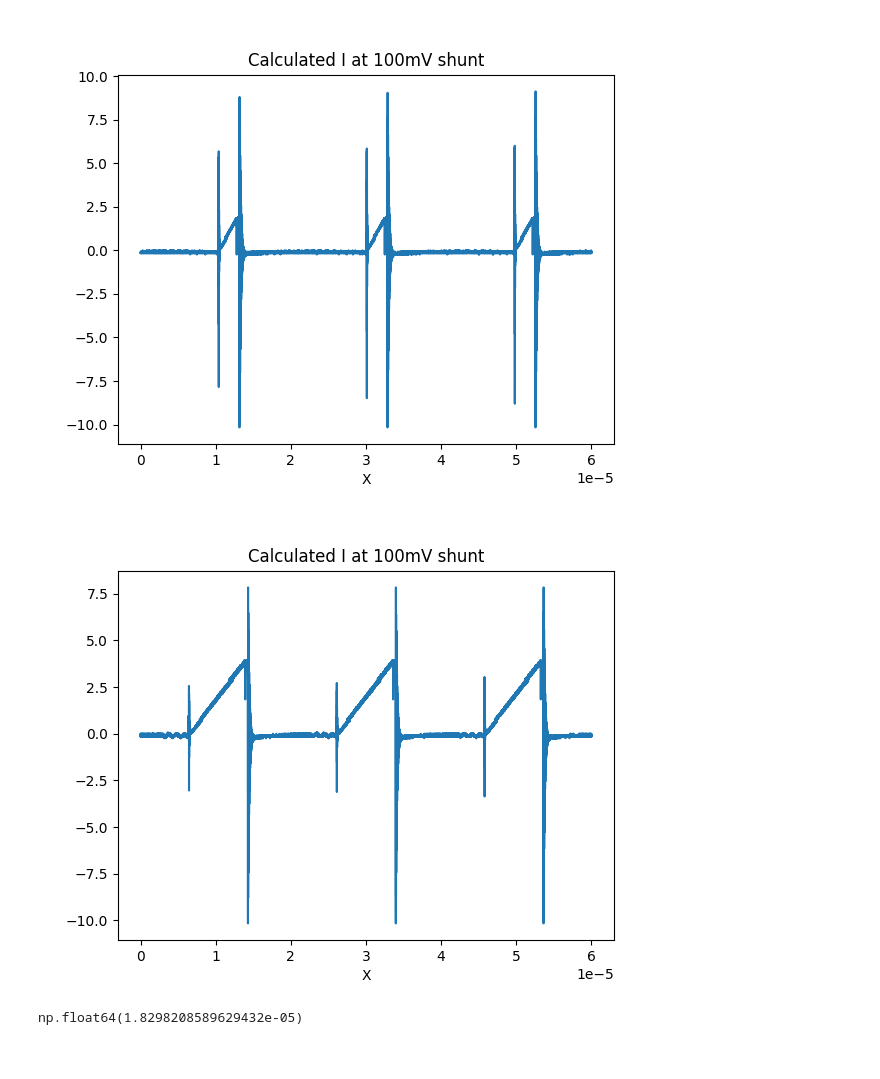
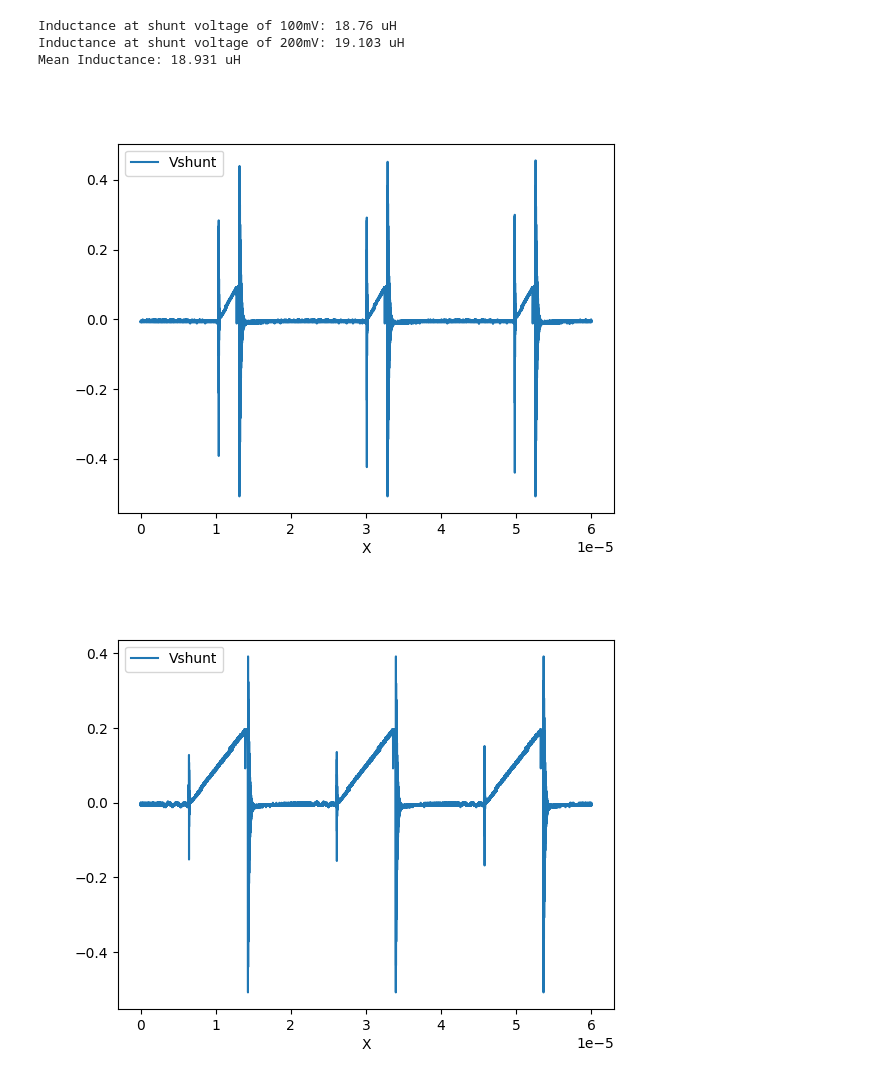
Before and after one commit to amit-kumarh/power-electronics, a Jupyter notebook: assignments/04-lab/report.ipynb, the cells around one changed output. Saved outputs shown, nothing was run; the diff lists cells and outputs as text; code cells hidden in the pictures.

Commit message:
move inductance calcs out to library

```diff
--- a/assignments/04-lab/report.ipynb
+++ b/assignments/04-lab/report.ipynb
@@ -26,38 +43,20 @@ The autoreload extension is already loaded. To reload it, use:
-# %%
-R = 5 # Load Resistance
-V = 3.55  # Measured output voltages
-Vg = 18 # Input Voltage
-Fs = 50500 # Measured frequency
-Ts = 1/ Fs
-R_SHUNT = 0.05 # from schematic
-
-data, _ = import_and_clean("100mV", ["Vshunt", "Vdrain"], False)
-data['I_calc'] = data['Vshunt'] / R_SHUNT
-V_L = Vg - V
-data.plot(x="X", y="I_calc", legend=False, title=f"Calculated I at 100mV shunt")
-rng = np.where((data["X"] > 3.04e-5) & (data["X"] < 3.18e-5))[0]
-dI =np.polyfit(data["X"][rng[0]:rng[-1]], data["I_calc"][rng[0]:rng[-1]], 1)[0]
-L1 = V_L/dI
-# %% [output]
-[figure, removed]
-# %%
-R = 5 # Load Resistance
-V = 8.13  # Measured output voltages
-Vg = 18 # Input Voltage
-Fs = 50500 # Measured frequency
-Ts = 1/ Fs
-R_SHUNT = 0.05 # from schematic
-
-data, _ = import_and_clean("200mV", ["Vshunt", "Vdrain"], False)
-data['I_calc'] = data['Vshunt'] / R_SHUNT
-V_L = Vg - V
-data.plot(x="X", y="I_calc", legend=False, title=f"Calculated I at 100mV shunt")
-rng = np.where((data["X"] > 2.8e-5) & (data["X"] < 3.2e-5))[0]
-dI = np.polyfit(data["X"][rng[0]:rng[-1]], data["I_calc"][rng[0]:rng[-1]], 1)[0]
-L2 = V_L/dI
-# %% [output]
-[figure, removed]
-# %%
-(L1 + L2)/2
-# %% [output]
-np.float64(1.8298208589629432e-05)
+# %%
+V = [3.55, 8.13]
+start = [3.05e-5, 2.8e-5]
+end = [3.25e-5, 3.2e-5]
+Ls = []
+
+for (task, start, end, V) in zip(['100mV', '200mV'], start, end, V):
+    data, _ = import_and_clean(task, ["Vshunt", "Vdrain"], False)
+    data.plot(x="X", y="Vshunt")
+    Ls.append(L := calc_inductance(data, start, end, V))
+    print(f"Inductance at shunt voltage of {task}: {round(L * 10e5, 3)} uH")
+
+
+print(f"Mean Inductance: {round(np.mean(Ls) * 10e5, 3)} uH")
+# %% [output]
+Inductance at shunt voltage of 100mV: 18.76 uH
+Inductance at shunt voltage of 200mV: 19.103 uH
+Mean Inductance: 18.931 uH
+[figure, added]
+[figure, added]
```
Also changed, not shown: parts of 1 cell of this notebook, 1 other file.
